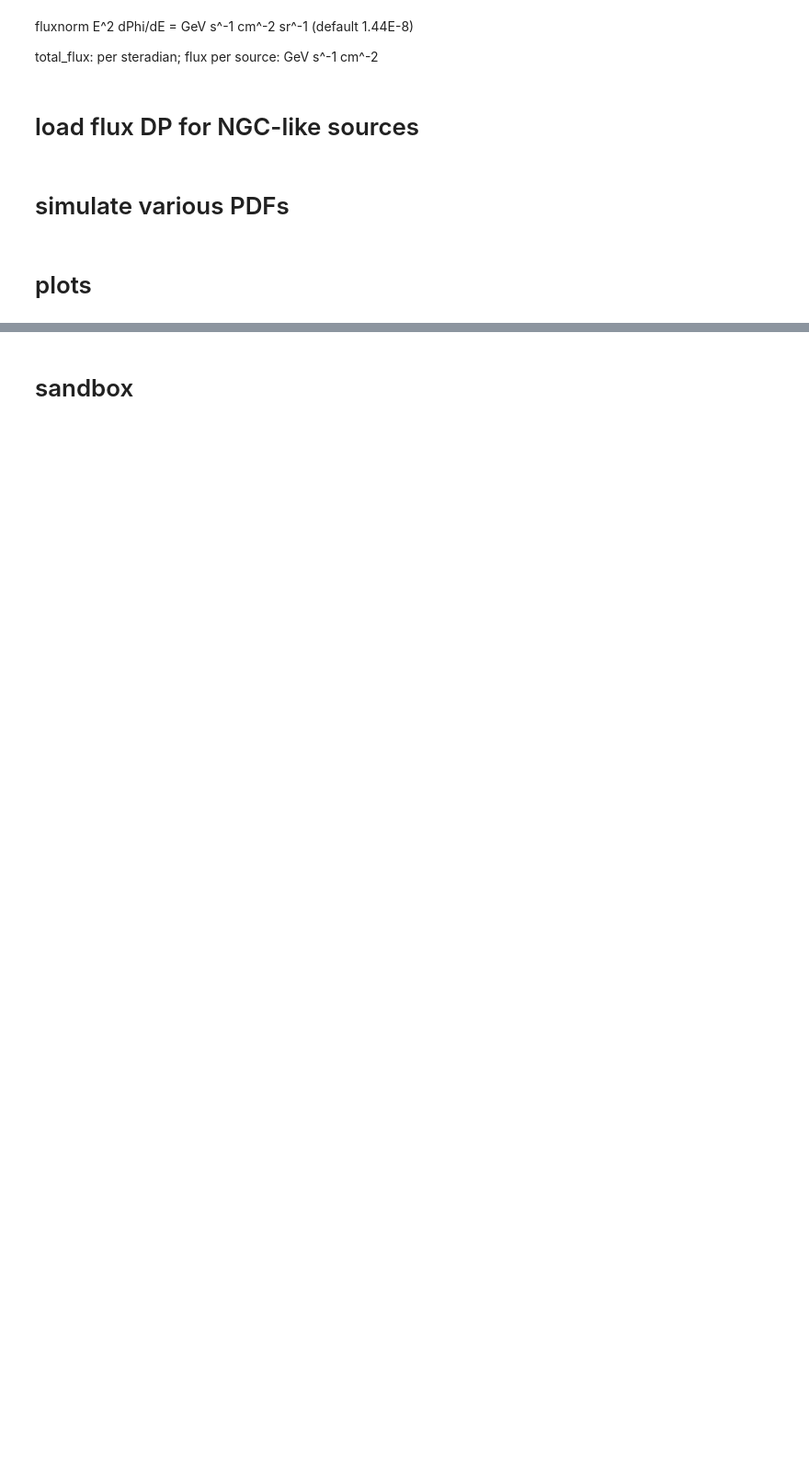
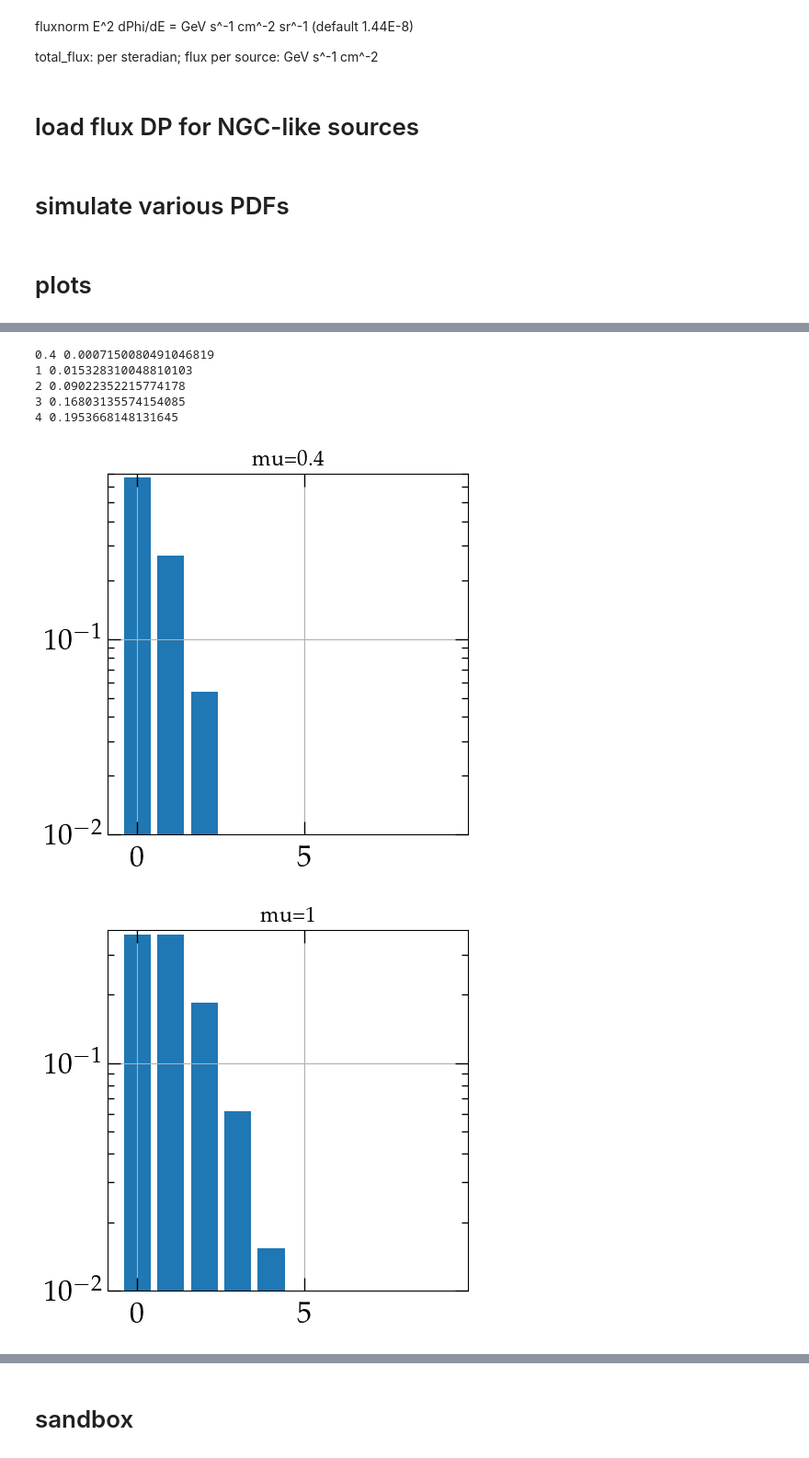
Before and after one commit to PLEnuM-group/Plenum, a Jupyter notebook: notebooks/misc/firesong_src_population.ipynb, the cells around one changed output, grey strips where cells are left out. Shown at 92% size. Saved outputs shown, nothing was run; the diff lists cells and outputs as text; code cells hidden in the pictures; blank space fills up the shorter version.

```diff
--- a/notebooks/misc/firesong_src_population.ipynb
+++ b/notebooks/misc/firesong_src_population.ipynb
@@ -269,0 +294,18 @@ poisson.pmf(1,4)
+# %%
+nums = np.arange(10)
+for i in [0.4, 1, 2, 3, 4]:
+    plt.figure()
+    plt.title(f"mu={i}")
+    plt.bar(nums, poisson.pmf(nums, i))
+    print(i, poisson.pmf(4, i))
+    plt.ylim(0.01, None)
+    plt.grid(True)
+    plt.yscale("log")
+# %% [output]
+0.4 0.0007150080491046819
+1 0.015328310048810103
+2 0.09022352215774178
+3 0.16803135574154085
+4 0.1953668148131645
+[figure, added]
+[figure, added]
```
Also changed, not shown: parts of 27 cells of this notebook, 4 other files.
